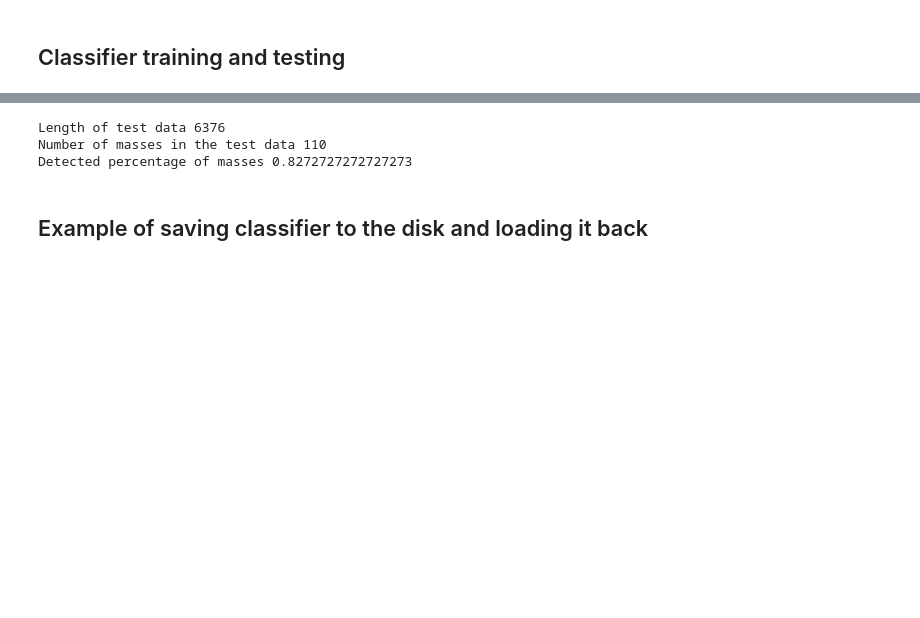
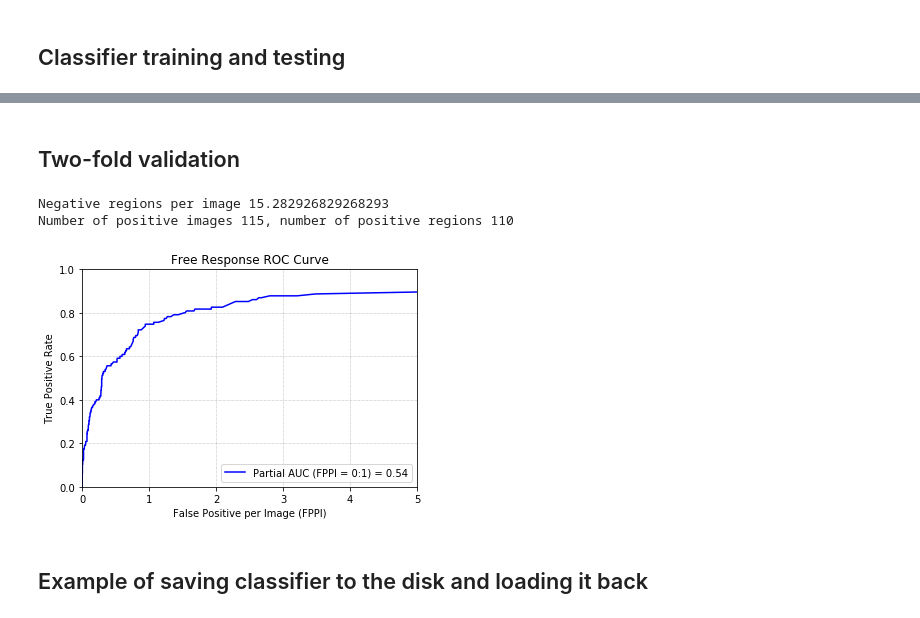
Before and after one commit to OlehKSS/IMMAS, a Jupyter notebook: examples/Random_Forests_Training.ipynb, the cells around one changed output, grey strips where cells are left out. Cells and saved outputs as stored; diff of their text form; code cells hidden in the pictures; blank space fills up the shorter version.

```diff
--- a/examples/Random_Forests_Training.ipynb
+++ b/examples/Random_Forests_Training.ipynb
@@ -60,24 +205,25 @@ clf = RandomForestClassifier(n_jobs=-1, class_weight='balanced', oob_score=True)
 
 # Choose some parameter combinations to try
 # f1_score, matthews_corrcoef
-parameters = {'n_estimators': [6, 9, 35, 75, 101, 300],
+parameters = {'n_estimators': [6, 9, 35, 75, 101, 300, 500, 700],
               'max_features': ['log2', 'sqrt', 4],
               'criterion': ['entropy', 'gini'],
               'max_depth': [5, 10, 16],
               'min_samples_split': [3, 5, 8, 10],
-              'min_samples_leaf': [1, 5, 8, 30, 50]
+              'min_samples_leaf': [1, 5, 8, 30, 50, 70]
              }
 
 # Type of scoring used to compare parameter combinations
 acc_scorer = make_scorer(matthews_corrcoef)#f1_score)
 
 # Run the grid search
-grid_obj = GridSearchCV(clf, parameters, scoring=acc_scorer)
-grid_obj = grid_obj.fit(X_train, y_train)
+grid_obj = GridSearchCV(clf, parameters, scoring=acc_scorer, cv=2, verbose=3, return_train_score=False)
+grid_obj = grid_obj.fit(all_data, all_labels)
 
 # # Set the clf to the best combination of parameters
 clf = grid_obj.best_estimator_
 
+
 # Fit the best algorithm to the data.
-clf.fit(X_train, y_train)
+clf.fit(x_train, y_train)
 # %% [output]
@@ -169,14 +312,2 @@ plt.show()
-# %%
-# let's test performance on the initial data
-x_test_all = X_all[y_all == 1]
-y_test_all = y_all[y_all == 1]
-
-print(f"Length of test data {len(X_all)}")
-print(f"Number of masses in the test data {len(x_test_all)}")
-
-predictions = clf.predict(x_test_all)
-print(f"Detected percentage of masses {accuracy_score(y_test_all, predictions)}")
-# %% [output]
-Length of test data 6376
-Number of masses in the test data 110
-Detected percentage of masses 0.8272727272727273
+# %% [markdown]
+## Two-fold validation
@@ -183,3 +347,53 @@ Detected percentage of masses 0.8272727272727273
+# %%
+# Counts to adjust the TPR and to create the False Positive per Image
+_, counts = np.unique(all_labels, return_counts=True)
+num_img = 410
+num_pos_img = 115
+regions = all_labels.shape[0]
+pos_reg = counts[1]
+neg_reg = counts[0]
+neg_reg_per_img = neg_reg / num_img
+
+print(f"Negative regions per image {neg_reg_per_img}")
+print(f"Number of positive images {num_pos_img}, number of positive regions {pos_reg}")
+
+def get_roc(test_labels, out_probs):
+
+    if (not isinstance(test_labels, list)) and (not isinstance(test_labels, tuple)):
+        test_labels = (test_labels,)
+
+    if (not isinstance(out_probs, list)) and (not isinstance(out_probs, tuple)):
+        out_probs = (out_probs,)
+
+    for i, labels_probs in enumerate(zip(test_labels, out_probs)):
+        test_ls, out_prob = labels_probs
+        fpr, tpr, _ = roc_curve(test_ls, out_prob[:,1], pos_label=1, drop_intermediate=True)
+        roc_auc = auc(fpr, tpr)
+
+        fpr = fpr * neg_reg_per_img
+        tpr = tpr * pos_reg / num_pos_img
+
+        # Calculates Partial AUC
+        partial_auc = partial_auc_scorer(fpr, tpr, 1)
+
+#         plt.plot(fpr, tpr, label=f'AUC = {roc_auc:.2f}, ROC #{i+1}')
+        plt.plot(fpr, tpr, 'b',label='Partial AUC (FPPI = 0:1) = %0.2f'% partial_auc)
+        plt.legend(loc='lower right')
+
+    plt.title('Free Response ROC Curve')
+    plt.xlim([-0,5])
+    plt.ylim([-0,1])
+    plt.ylabel('True Positive Rate')
+    plt.xlabel('False Positive per Image (FPPI)')
+    plt.grid(color='k', linestyle='dotted', linewidth=0.5, alpha=0.5)
+    plt.show()
+
+
+get_roc(all_labels, prob)
+# %% [output]
+Negative regions per image 15.282926829268293
+Number of positive images 115, number of positive regions 110
+[figure, added]
 # %% [markdown]
 ## Example of saving classifier to the disk and loading it back
 # %% [markdown]
```
Also changed, not shown: parts of 14 cells of this notebook, 2 other files.
